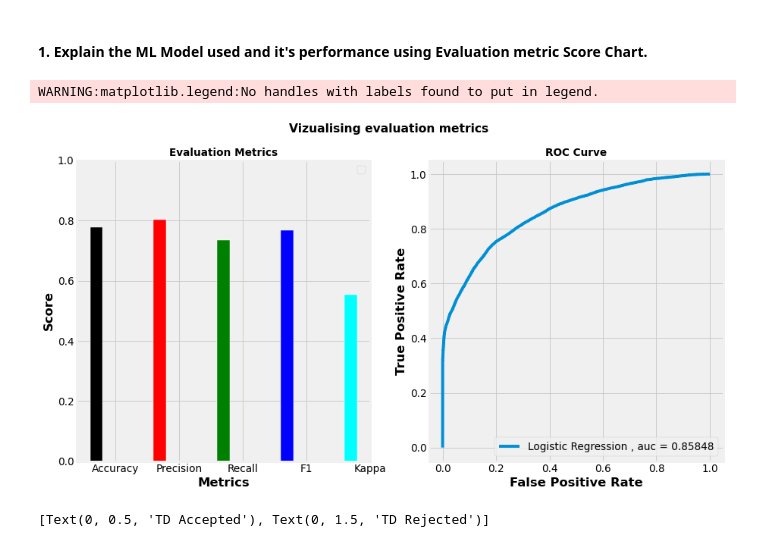
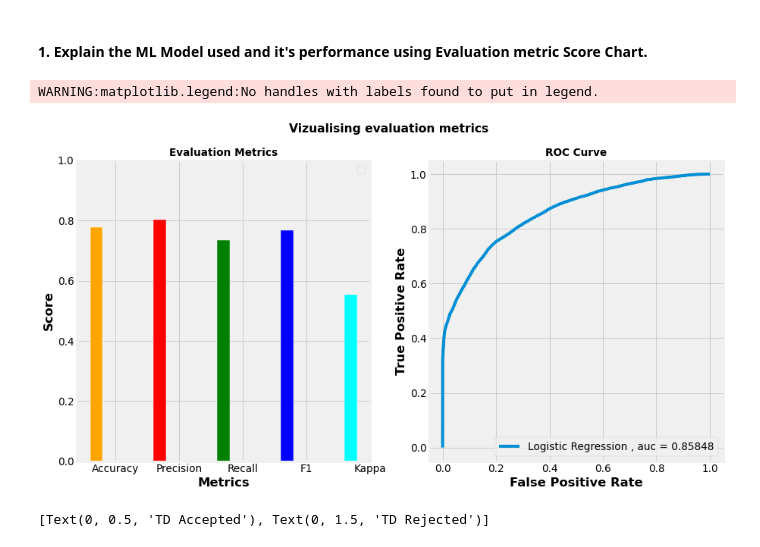
Before and after one commit to kumarabhinavthakur274/Bank-Marketing-Effectiveness-Prediction, a Jupyter notebook: Kumar_Abhinav_Bank_Marketing_Effectiveness_prediction.ipynb, the cells around one changed output. Drawn from its saved outputs; the diff is of its cells as text; code cells hidden in the pictures.

```diff
--- a/Kumar_Abhinav_Bank_Marketing_Effectiveness_prediction.ipynb
+++ b/Kumar_Abhinav_Bank_Marketing_Effectiveness_prediction.ipynb
@@ -1439,3 +1552,7 @@ Fitting 5 folds for each of 243 candidates, totalling 1215 fits
  'min_samples_leaf': 5,
  'min_samples_split': 8,
  'n_estimators': 500}
+# %%
+# Building Random Forest model with tuned parameter
+rf_tuned = RandomForestClassifier(random_state=0, max_depth = 50, max_features=4, min_samples_leaf = 5, min_samples_split = 8, n_estimators = 300)
+rf_tuned.fit(X_res, y_res)
@@ -1511,35 +1673,35 @@ clf_score = [clf_eval['acc'], clf_eval['prec'], clf_eval['rec'], clf_eval['f1'],
 
 ## Set position of bar on X axis
 r1 = np.arange(len(clf_score))
-ax1.bar(r1, clf_score, width=barWidth, edgecolor='white',color=['black', 'red', 'green', 'blue', 'cyan'])
+ax1.bar(r1, clf_score, width=barWidth, edgecolor='white',color=['orange', 'red', 'green', 'blue', 'cyan'])
 
 ## Configure x and y axis
 ax1.set_xlabel('Metrics', fontweight='bold')
 labels = ['Accuracy', 'Precision', 'Recall', 'F1', 'Kappa']
 ax1.set_xticks([r + (barWidth * 1.5) for r in range(len(clf_score))], )
 ax1.set_xticklabels(labels)
 ax1.set_ylabel('Score', fontweight='bold')
 ax1.set_ylim(0, 1)
 
 ## Create legend & title
 ax1.set_title('Evaluation Metrics', fontsize=14, fontweight='bold')
 ax1.legend()
 
 # Second plot
 ax2.plot(clf_eval['fpr'], clf_eval['tpr'], label='Logistic Regression , auc = {:0.5f}'.format(clf_eval['auc']))
 
 ## Configure x and y axis
 ax2.set_xlabel('False Positive Rate', fontweight='bold')
 ax2.set_ylabel('True Positive Rate', fontweight='bold')
 
 ## Create legend & title
 ax2.set_title('ROC Curve', fontsize=14, fontweight='bold')
 ax2.legend(loc=4)
 
 plt.show()
 # %% [output]
 WARNING:matplotlib.legend:No handles with labels found to put in legend.
-[figure, old version]
+[figure, new version]
 # %%
 # Get the confusion matrix for decision tree classifier for both actual and predicted values
 labels = ['TD Accepted','TD Rejected']
```
Also changed, not shown: parts of 177 cells of this notebook.
